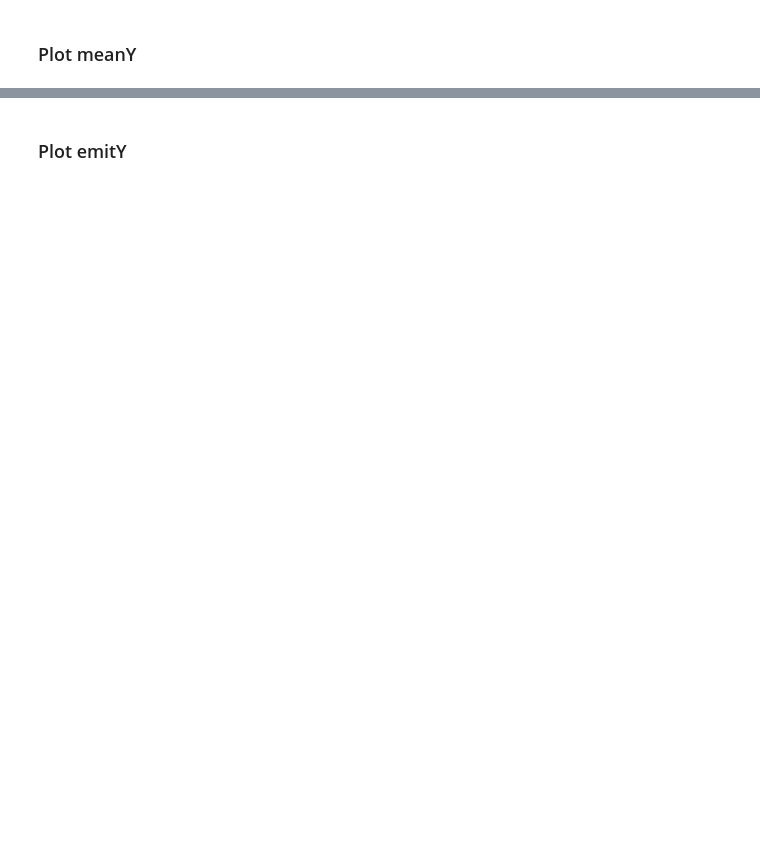
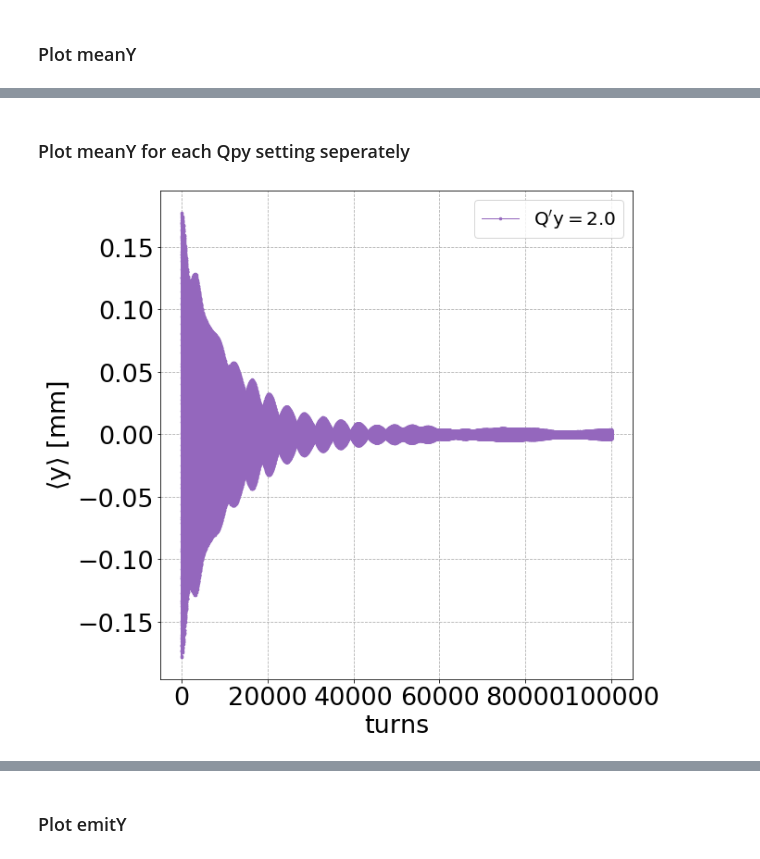
Before and after one commit to natriant/cc_rf_noise_pyheadtail, a Jupyter notebook: post_process_analysis/job005a_centroidMotion_vs_emittanceBU_chromaScan_dipoleOffset.ipynb, the cells around one changed output, grey strips where cells are left out. Saved outputs shown, nothing was run; the diff lists cells and outputs as text; code cells hidden in the pictures; blank space fills up the shorter version.

```diff
--- a/post_process_analysis/job005a_centroidMotion_vs_emittanceBU_chromaScan_dipoleOffset.ipynb
+++ b/post_process_analysis/job005a_centroidMotion_vs_emittanceBU_chromaScan_dipoleOffset.ipynb
@@ -81,0 +80,21 @@ if savefig:
+# %% [markdown]
+### Plot meanY for each Qpy setting seperately
+# %%
+my_index = 4 # the index correspond to the Qpy_scan list
+
+Qpy = Qpy_scan[my_index]
+
+fig, ax = plt.subplots()
+ax.plot(meanY_list[my_index]*1e3, '.-', label=r'$\mathrm{Q^\prime y=}$'+f'{Qpy}', c=f'C{my_index}')
+ax.set_xlabel('turns')
+ax.set_ylabel(r'$\mathrm{\langle y \rangle \ [mm]}$')
+ax.grid(linestyle='dashed')
+ax.legend(loc=0)
+
+plt.tight_layout()
+
+savefig = True
+if savefig:
+    plt.savefig(f'./output/meanY_{study_name}_Qpy{Qpy}.png', bbox_inches='tight')
+# %% [output]
+[figure, added]
```
Also changed, not shown: parts of 11 cells of this notebook, 8 other files.
